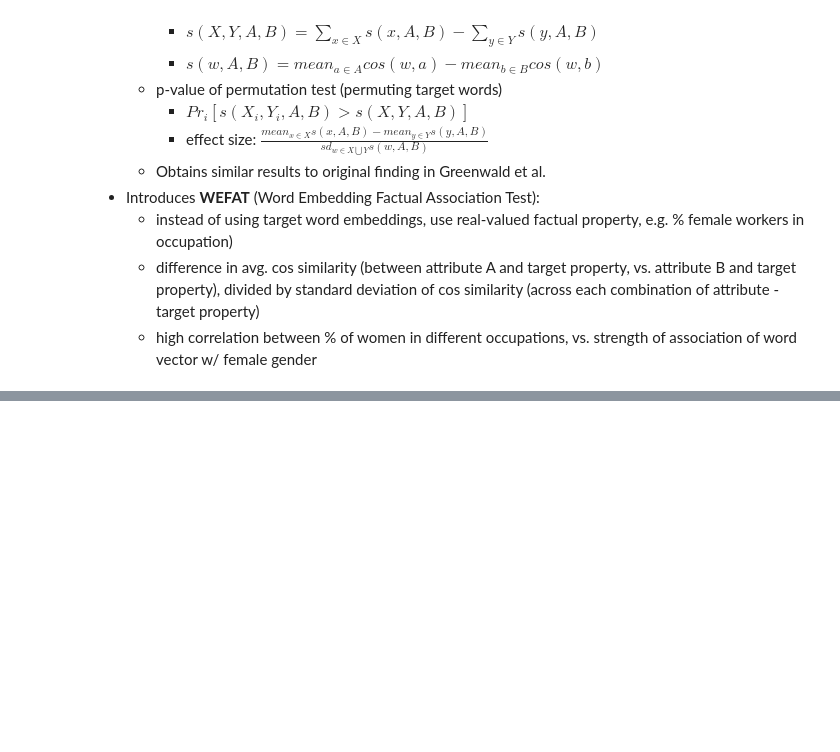
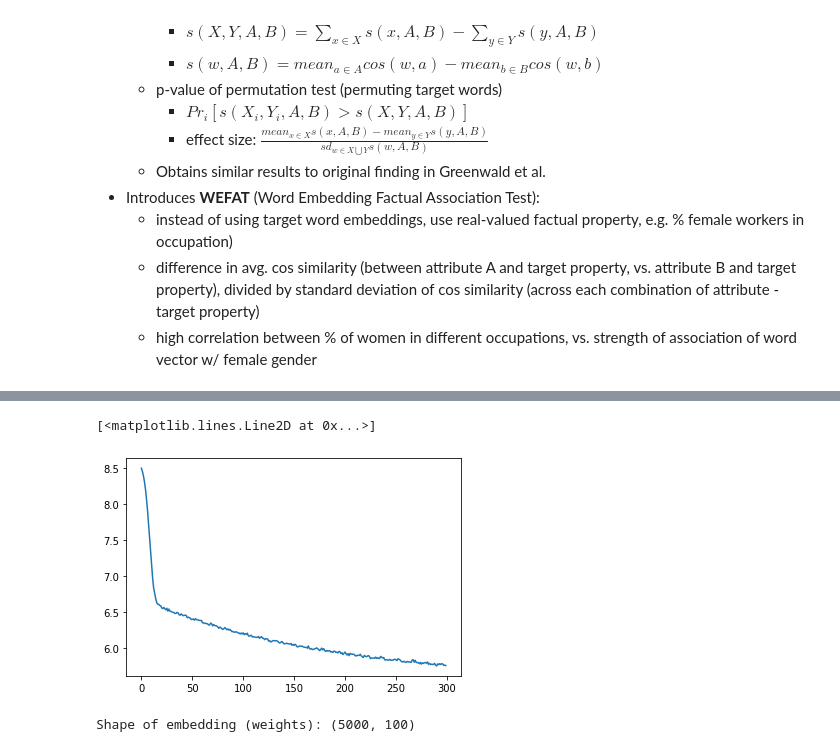
Before and after one commit to CindyLi-Ayi/AC221-Final-Project-Embedding-Bias, a Jupyter notebook: word2vec_training.ipynb, the cells around one changed output, grey strips where cells are left out. Drawn from its saved outputs; the diff is of its cells as text; code cells hidden in the pictures; blank space fills up the shorter version.

Commit message:
Updating word2vec training notebook

```diff
--- a/word2vec_training.ipynb
+++ b/word2vec_training.ipynb
@@ -58,0 +271,42 @@ Source:
+# %%
+%%time
+
+batch = next(iter(full_dataloader))
+print(batch)
+print(f"Dimensions of batch Tensor: {batch.shape}")
+
+device = torch.device("cuda" if torch.cuda.is_available() else "cpu")
+print(f"Device: {device}")
+
+# Train model
+model = CBOW(context_size=CONTEXT_SIZE, vocab_size=VOCAB_SIZE,
+             vector_size=VECTOR_SIZE, padding_idx=PADDING_IDX)
+model.to(device)
+criterion = NLLLoss()
+optimizer = Adam(model.parameters(), lr=LR)
+
+loss_history = []
+# Based on https://pytorch.org/tutorials/beginner/blitz/cifar10_tutorial.html
+for epoch in range(N_EPOCHS):  # loop over the dataset multiple times
+    running_loss = 0.0
+    for i, batch in enumerate(full_dataloader, 0):
+        batch = batch.to(device)
+
+        # zero the parameter gradients
+        optimizer.zero_grad()
+
+        # forward + backward + optimize
+        preds, targets = model(batch)
+        loss = criterion(preds, targets)
+        loss.backward()
+        optimizer.step()
+
+        # print statistics
+        running_loss += loss.item()
+        if i % 10 == 9:    # print every 10 mini-batches
+            loss_history.append(running_loss / 10)
+            print('[%d, %5d] loss: %.3f' %
+                  (epoch + 1, i + 1, running_loss / 10))
+            running_loss = 0.0
+
+print('Finished Training')
@@ -58,0 +331,13 @@ Source:
+# %%
+plt.plot(loss_history)
+# %% [output]
+[<matplotlib.lines.Line2D at 0x...>]
+[figure, added]
+# %%
+learned_embeddings = model.embedding.weight.data.cpu().numpy()
+np.save(EMBEDDINGS_FILE, learned_embeddings) # save
+
+learned_embeddings_dict = {i:learned_embeddings[i] for i, _ in enumerate(learned_embeddings)}
+print(f"Shape of embedding (weights): {learned_embeddings.shape}")
+# %% [output]
+Shape of embedding (weights): (5000, 100)
```
Also changed, not shown: parts of 19 cells of this notebook.
